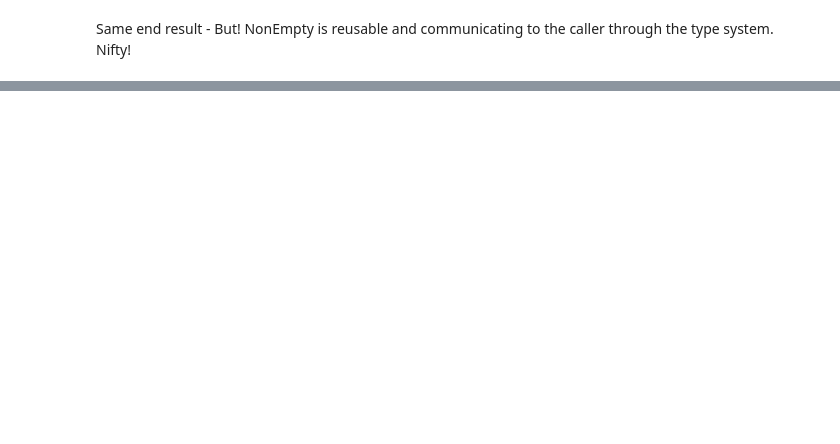
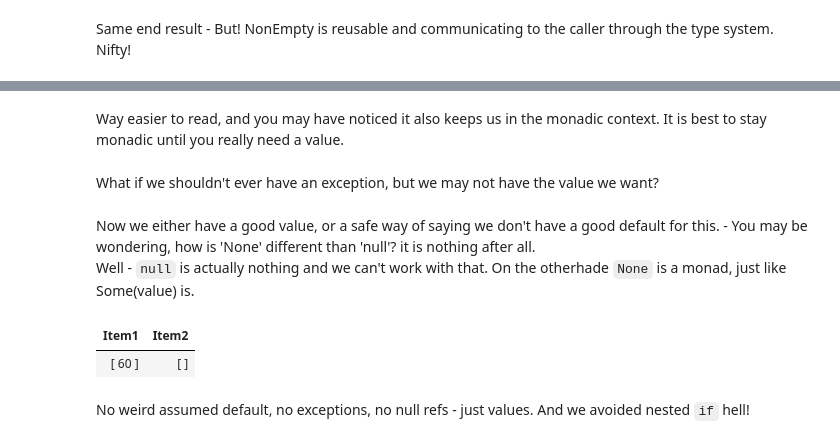
Before and after one commit to qmarsala/FunctionalJourney, a Jupyter notebook: CSharp/functional-csharp-notebook.ipynb, the cells around one changed output, grey strips where cells are left out. Drawn from its saved outputs; the diff is of its cells as text; code cells hidden in the pictures; blank space fills up the shorter version.

```diff
--- a/CSharp/functional-csharp-notebook.ipynb
+++ b/CSharp/functional-csharp-notebook.ipynb
@@ -869,0 +946,4 @@ Is string null? exception thrown?  How do we communicate that?
+# %% [markdown]
+Way easier to read, and you may have noticed it also keeps us in the monadic context.  It is best to stay monadic until you really need a value.
+# %% [markdown]
+What if we shouldn't ever have an exception, but we may not have the value we want?
@@ -869,0 +955,22 @@ Is string null? exception thrown?  How do we communicate that?
+# %% [markdown]
+Now we either have a good value, or a safe way of saying we don't have a good default for this. - You may be wondering, how is 'None' different than 'null'? it is nothing after all.
+Well - `null` is actually nothing and we can't work with that. On the otherhade `None` is a monad, just like Some(value) is.
+# %%
+Option<int> result =
+    from a in ParseInt("10")
+    from b in ParseInt("20")
+    from c in ParseInt("30")
+    select a + b + c;
+
+Option<int> result2 =
+    from a in ParseInt("invalid number")
+    from b in ParseInt("20")            // this gets short circuted.  The equivilent would be a bunch of nested if statements where a + b + c is in the third nesting.
+    from c in ParseInt("30")
+    select a + b + c;
+
+return (result, result2);
+# %% [output]
+| Item1 | Item2 |
+| [ 60 ] | [ ] |
+# %% [markdown]
+No weird assumed default, no exceptions, no null refs - just values.  And we avoided nested `if` hell!
```
Also changed, not shown: parts of 20 cells of this notebook.
